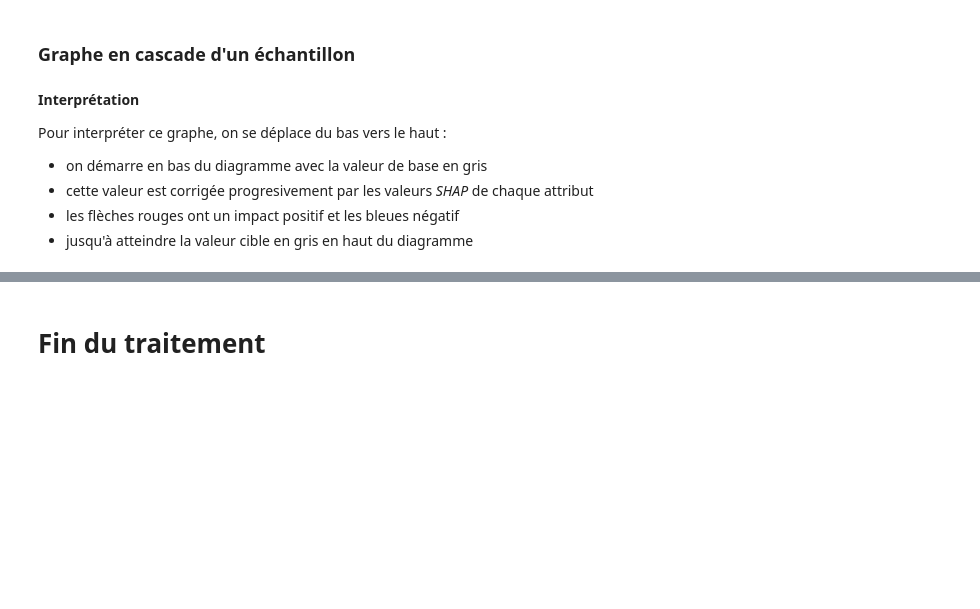
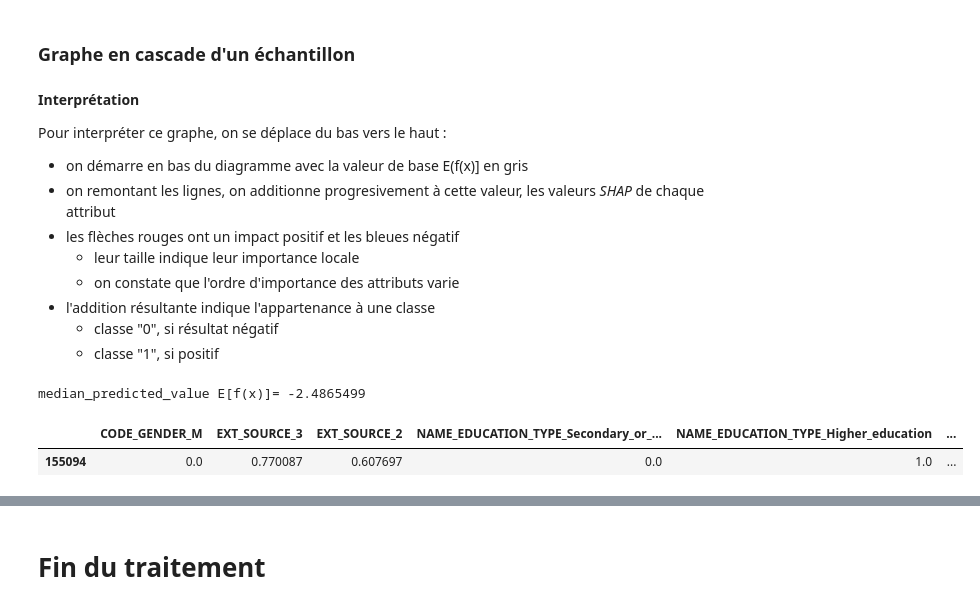
Before and after one commit to JeanRosselVallee/project_8, a Jupyter notebook: project_8_preparatory.ipynb, the cells around one changed output, grey strips where cells are left out. Drawn from its saved outputs; the diff is of its cells as text; code cells hidden in the pictures; blank space fills up the shorter version.

```diff
--- a/project_8_preparatory.ipynb
+++ b/project_8_preparatory.ipynb
@@ -464,9 +568,22 @@ shap.summary_plot(shap_values, df_X)
 **Interprétation**
 
 Pour interpréter ce graphe, on se déplace du bas vers le haut :
-- on démarre en bas du diagramme avec la valeur de base en gris
-- cette valeur est corrigée progresivement par les valeurs _SHAP_ de chaque attribut
+- on démarre en bas du diagramme avec la valeur de base E(f(x)] en gris
+- on remontant les lignes, on additionne progresivement à cette valeur, les valeurs _SHAP_ de chaque attribut
 - les flèches rouges ont un impact positif et les bleues négatif
-- jusqu'à atteindre la valeur cible en gris en haut du diagramme
+    - leur taille indique leur importance locale
+    - on constate que l'ordre d'importance des attributs varie
+- l'addition résultante indique l'appartenance à une classe
+    - classe "0", si résultat négatif
+    - classe "1", si positif
+# %%
+print('median_predicted_value E[f(x)]=', explainer.expected_value)
+# %% [output]
+median_predicted_value E[f(x)]= -2.4865499
+# %%
+pd.DataFrame(df_X.iloc[idx]).T
+# %% [output]
+|  | CODE_GENDER_M | EXT_SOURCE_3 | EXT_SOURCE_2 | NAME_EDUCATION_TYPE_Secondary_or_... | NAME_EDUCATION_TYPE_Higher_education | ... |
+| 155094 | 0.0 | 0.770087 | 0.607697 | 0.0 | 1.0 | ... |
 # %%
 for idx in range(10) :
```
Also changed, not shown: parts of 41 cells of this notebook, 9 other files.
